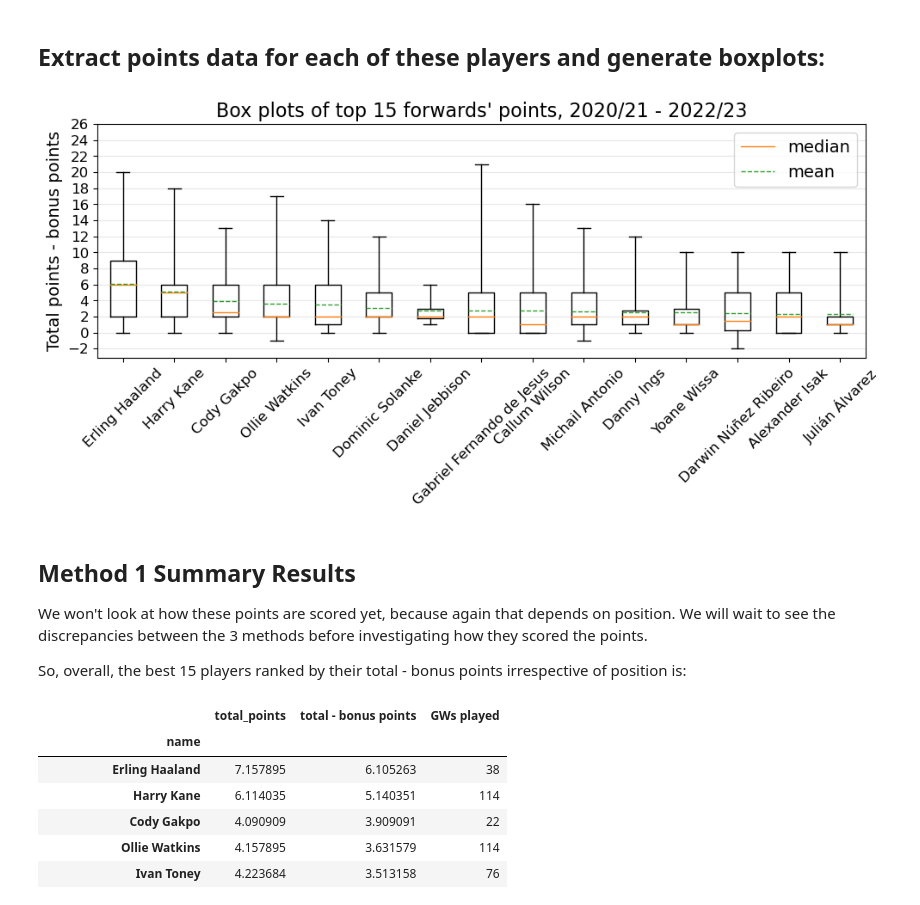
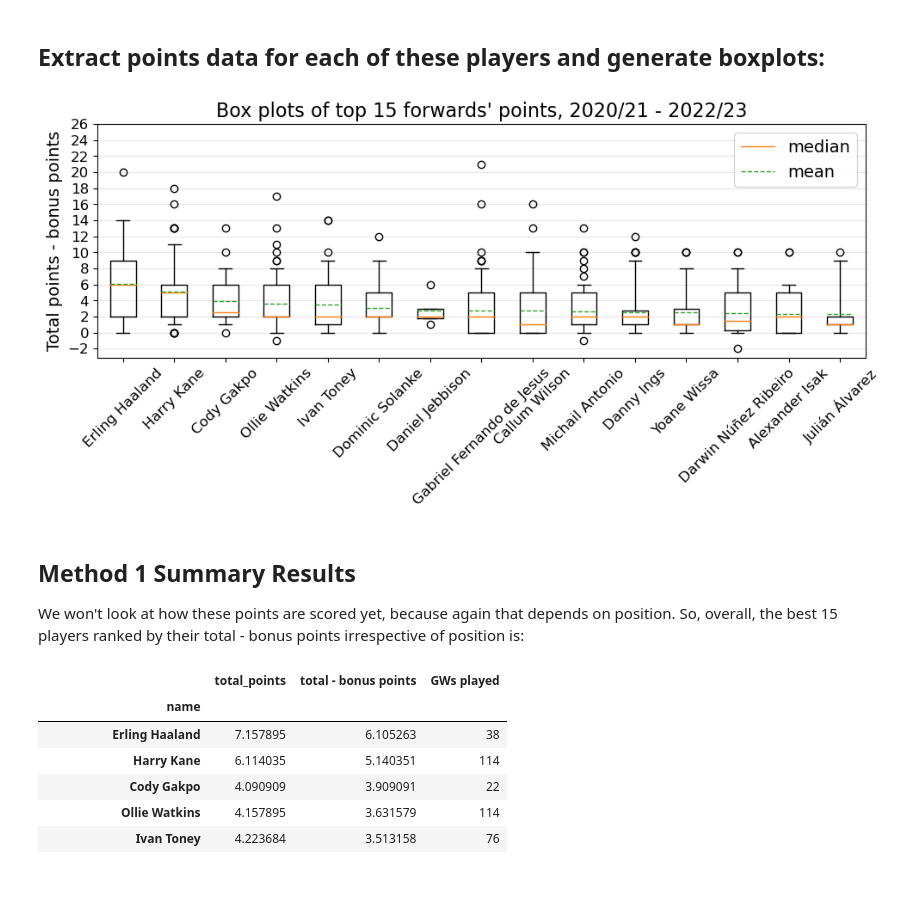
Before and after one commit to cooke99/PL-Analysis, a Jupyter notebook: Forward Player Analysis.ipynb, the cells around one changed output. Cells and saved outputs as stored; diff of their text form; code cells hidden in the pictures.

```diff
--- a/Forward Player Analysis.ipynb
+++ b/Forward Player Analysis.ipynb
@@ -193,29 +193,28 @@ for name in top_15_FWD_names:
 # %%
 title_font = 18
 axis_title_font = 16
 legend_font = 14
 axis_label_font = 14
 axis_tick_font = 12
 
 fig, ax = plt.subplots(nrows = 1, ncols = 1, figsize = (10,5))
-box_dict = ax.boxplot(points_data, whis=(0,100), labels = top_15_FWD_names, meanline = True, showmeans = True)
+box_dict = ax.boxplot(points_data, whis=(5,95), labels = top_15_FWD_names, meanline = True, showmeans = True)
 _ = ax.set_xticklabels(ax.get_xticklabels(), fontsize = axis_tick_font, rotation = 45)
 _ = ax.set_yticks(np.arange(-2,28,2))
 _ = ax.set_yticklabels(ax.get_yticklabels(), fontsize = axis_tick_font)
 ax.set_ylabel('Total points - bonus points', fontsize = axis_label_font)
 ax.grid(axis = 'y', alpha = 0.3)
 ax.legend([box_dict['medians'][0], box_dict['means'][0]], ['median', 'mean'], fontsize = legend_font)
 ax.set_title('''Box plots of top 15 forwards' points, 2020/21 - 2022/23''', fontsize = axis_title_font)
 fig.tight_layout(pad=1.0)
 plt.savefig('./plots/top_15_FWDs_boxplots.png', bbox_inches = 'tight')
 plt.show()
 # %% [output]
-[figure, old version]
+[figure, new version]
 # %% [markdown]
 ## Method 1 Summary Results
 
-We won't look at how these points are scored yet, because again that depends on position. We will wait to see the discrepancies between the 3 methods before investigating how they scored the points.
-
+We won't look at how these points are scored yet, because again that depends on position.
 So, overall, the best 15 players ranked by their total - bonus points irrespective of position is:
 # %%
 method_1_results = top_15_FWDs_mean.copy()
```
Also changed, not shown: parts of 9 cells of this notebook.
